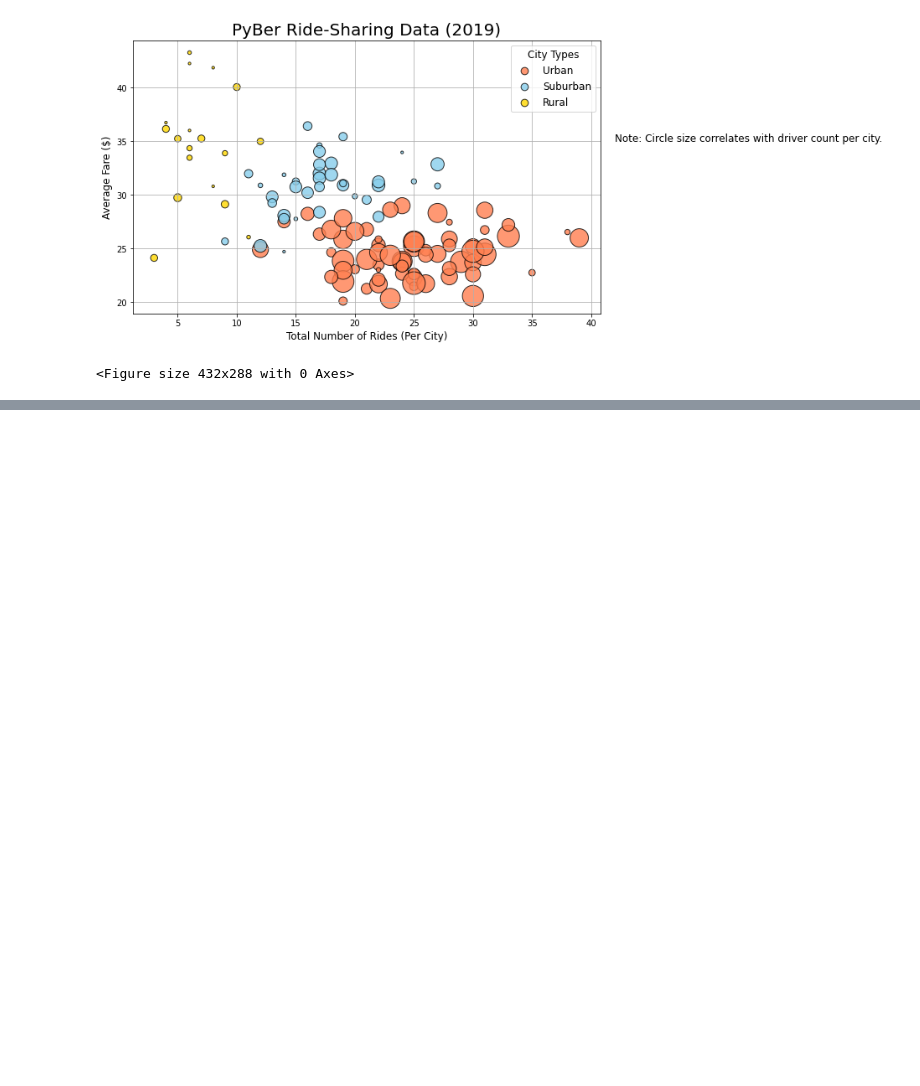
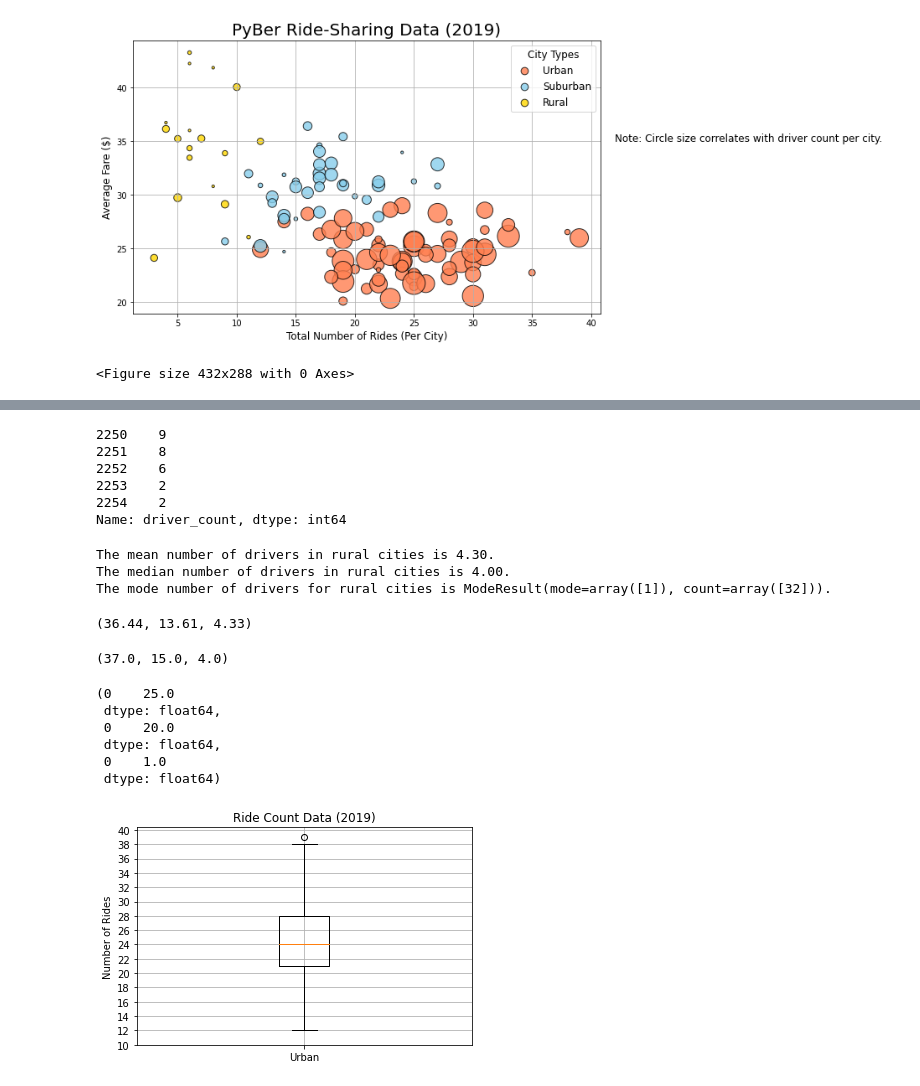
Before and after one commit to jheuer22/PyBer_Analysis, a Jupyter notebook: PyBer.ipynb, the cells around one changed output, grey strips where cells are left out. Drawn from its saved outputs; the diff is of its cells as text; code cells hidden in the pictures; blank space fills up the shorter version.

Commit message:
box and whisker and summary data added

```diff
--- a/PyBer.ipynb
+++ b/PyBer.ipynb
@@ -395,0 +667,59 @@ plt.savefig("analysis/Fig1.png")
+# %%
+# Get the driver count data from the rural cities.
+rural_drivers = rural_cities_df['driver_count']
+rural_drivers.head()
+# %% [output]
+2250    9
+2251    8
+2252    6
+2253    2
+2254    2
+Name: driver_count, dtype: int64
+# %%
+# Calculate the measures of central tendency for the average drivers for the rural cities.
+mean_rural_drivers = np.mean(rural_drivers)
+print(f"The mean number of drivers in rural cities is {mean_rural_drivers:.2f}.")
+
+median_rural_drivers = np.median(rural_drivers)
+print(f"The median number of drivers in rural cities is {median_rural_drivers:.2f}.")
+
+mode_rural_drivers = sts.mode(rural_drivers)
+print(f"The mode number of drivers for rural cities is {mode_rural_drivers}.")
+# %% [output]
+The mean number of drivers in rural cities is 4.30.
+The median number of drivers in rural cities is 4.00.
+The mode number of drivers for rural cities is ModeResult(mode=array([1]), count=array([32])).
+# %%
+# Calculate the mean of the driver count for each city type.
+
+round(urban_driver_count.mean(),2), round(suburban_driver_count.mean(),2), round(rural_driver_count.mean(),2)
+# %% [output]
+(36.44, 13.61, 4.33)
+# %%
+# Calculate the median of the driver count for each city type.
+round(urban_driver_count.median(),2), round(suburban_driver_count.median(),2), round(rural_driver_count.median(),2)
+# %% [output]
+(37.0, 15.0, 4.0)
+# %%
+# Calculate the mode of the driver count for each city type.
+round(urban_driver_count.mode(),2), round(suburban_driver_count.mode(),2), round(rural_driver_count.mode(),2)
+# %% [output]
+(0    25.0
+ dtype: float64,
+ 0    20.0
+ dtype: float64,
+ 0    1.0
+ dtype: float64)
+# %%
+# Create a box-and-whisker plot for the urban cities ride count.
+x_labels = ["Urban"]
+fig, ax = plt.subplots()
+ax.boxplot(urban_ride_count, labels=x_labels)
+# Add the title, y-axis label and grid.
+ax.set_title('Ride Count Data (2019)')
+ax.set_ylabel('Number of Rides')
+ax.set_yticks(np.arange(10, 41, step=2.0))
+ax.grid()
+plt.show()
+# %% [output]
+[figure, added]
```
Also changed, not shown: parts of 35 cells of this notebook, 4 other files.
